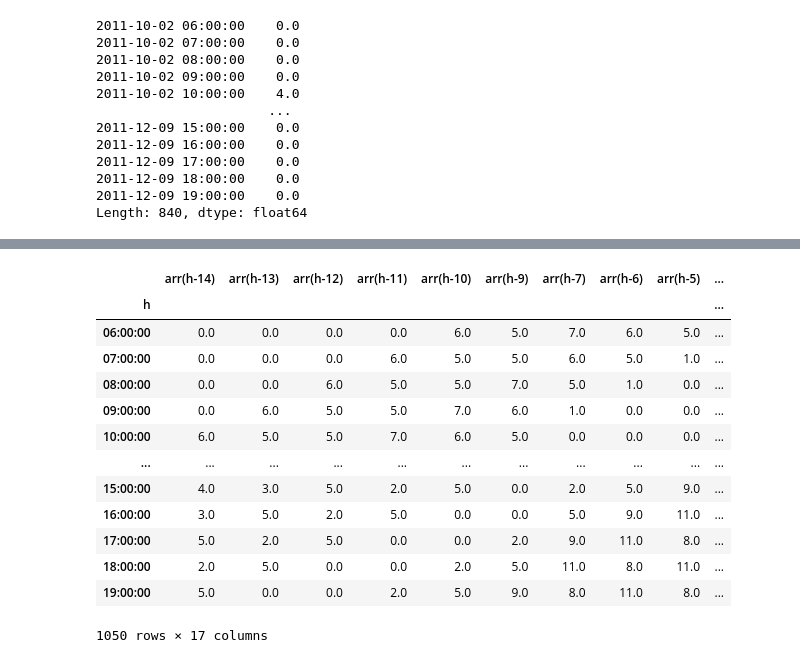
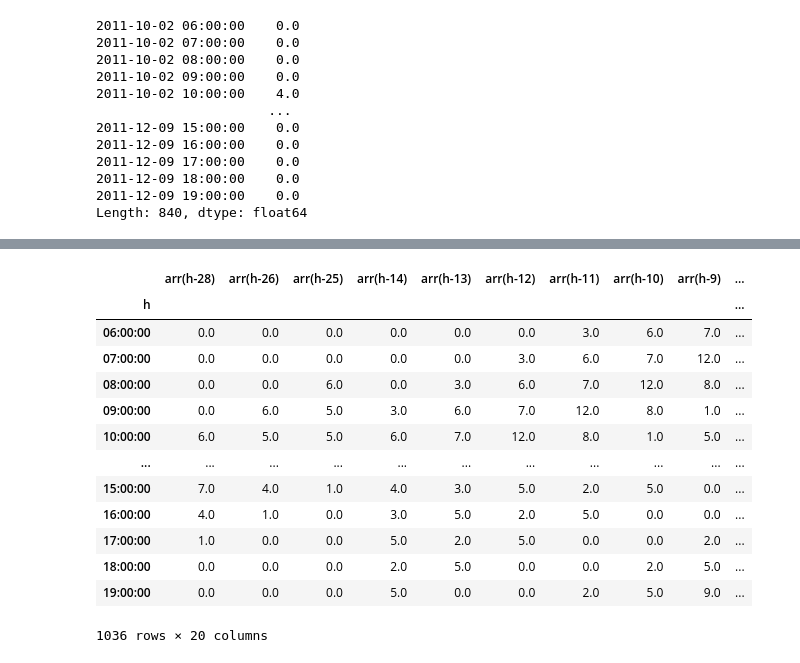
Before and after one commit to rajivsam/cmi_count_data_modeling, a Jupyter notebook: notebooks/week_4.ipynb, the cells around one changed output, grey strips where cells are left out. Cells and saved outputs as stored; diff of their text form; code cells hidden in the pictures.

Commit message:
Code containing week 4 tasks

```diff
--- a/notebooks/week_4.ipynb
+++ b/notebooks/week_4.ipynb
@@ -974,38 +974,41 @@ Significant lags are at 14, 13, 12, 11, 10, 9, 7, 6, 5, 4, 3, 2, 1. \\
   \\
 # %%
-data={'h':list(tsQ1.index.time)[14:len(tsQ1)],
-      'arr(h-14)':list(tsQ1)[:len(tsQ1)-14],
-      'arr(h-13)':list(tsQ1)[1:len(tsQ1)-13],
-      'arr(h-12)':list(tsQ1)[2:len(tsQ1)-12],
-      'arr(h-11)':list(tsQ1)[3:len(tsQ1)-11],
-      'arr(h-10)':list(tsQ1)[4:len(tsQ1)-10],
-      'arr(h-9)':list(tsQ1)[5:len(tsQ1)-9],
-      'arr(h-7)':list(tsQ1)[7:len(tsQ1)-7],
-      'arr(h-6)':list(tsQ1)[8:len(tsQ1)-6],
-      'arr(h-5)':list(tsQ1)[9:len(tsQ1)-5],
-      'arr(h-4)':list(tsQ1)[10:len(tsQ1)-4],
-      'arr(h-3)':list(tsQ1)[11:len(tsQ1)-3],
-      'arr(h-2)':list(tsQ1)[12:len(tsQ1)-2],
-      'arr(h-1)':list(tsQ1)[13:len(tsQ1)-1],
-      'Day':(list(tsQ1.index.day_name())[14:len(tsQ1)]),
-      'Week':pd.Series(list(tsQ1.index)[14:len(tsQ1)]).apply(lambda x:(x+datetime.timedelta(days=1)).week),
-      'Month':list(tsQ1.index.month)[14:len(tsQ1)],
-      'arr(h)':list(tsQ1)[14:len(tsQ1)]}
+data={'h':list(tsQ1.index.time)[28:len(tsQ1)],
+      'arr(h-28)':list(tsQ1)[:len(tsQ1)-28],
+      'arr(h-26)':list(tsQ1)[2:len(tsQ1)-26],
+      'arr(h-25)':list(tsQ1)[3:len(tsQ1)-25],
+      'arr(h-14)':list(tsQ1)[14:len(tsQ1)-14],
+      'arr(h-13)':list(tsQ1)[15:len(tsQ1)-13],
+      'arr(h-12)':list(tsQ1)[16:len(tsQ1)-12],
+      'arr(h-11)':list(tsQ1)[17:len(tsQ1)-11],
+      'arr(h-10)':list(tsQ1)[18:len(tsQ1)-10],
+      'arr(h-9)':list(tsQ1)[19:len(tsQ1)-9],
+      'arr(h-7)':list(tsQ1)[21:len(tsQ1)-7],
+      'arr(h-6)':list(tsQ1)[22:len(tsQ1)-6],
+      'arr(h-5)':list(tsQ1)[23:len(tsQ1)-5],
+      'arr(h-4)':list(tsQ1)[24:len(tsQ1)-4],
+      'arr(h-3)':list(tsQ1)[25:len(tsQ1)-3],
+      'arr(h-2)':list(tsQ1)[26:len(tsQ1)-2],
+      'arr(h-1)':list(tsQ1)[27:len(tsQ1)-1],
+      'Day':(list(tsQ1.index.day_name())[28:len(tsQ1)]),
+      'Week':pd.Series(list(tsQ1.index)[28:len(tsQ1)]).apply(lambda x:(x+datetime.timedelta(days=1)).week),
+      'Month':list(tsQ1.index.month)[28:len(tsQ1)],
+      'arr(h)':list(tsQ1)[28:len(tsQ1)]}
 df_Q1 = pd.DataFrame(data)
 df_Q1.set_index('h',inplace=True)
 df_Q1
 # %% [output]
-|  | arr(h-14) | arr(h-13) | arr(h-12) | arr(h-11) | arr(h-10) | arr(h-9) | arr(h-7) | arr(h-6) | arr(h-5) | ... |
+|  | arr(h-28) | arr(h-26) | arr(h-25) | arr(h-14) | arr(h-13) | arr(h-12) | arr(h-11) | arr(h-10) | arr(h-9) | ... |
 | h |  |  |  |  |  |  |  |  |  | ... |
-| 06:00:00 | 0.0 | 0.0 | 0.0 | 0.0 | 6.0 | 5.0 | 7.0 | 6.0 | 5.0 | ... |
-| 07:00:00 | 0.0 | 0.0 | 0.0 | 6.0 | 5.0 | 5.0 | 6.0 | 5.0 | 1.0 | ... |
-| 08:00:00 | 0.0 | 0.0 | 6.0 | 5.0 | 5.0 | 7.0 | 5.0 | 1.0 | 0.0 | ... |
-| 09:00:00 | 0.0 | 6.0 | 5.0 | 5.0 | 7.0 | 6.0 | 1.0 | 0.0 | 0.0 | ... |
-| 10:00:00 | 6.0 | 5.0 | 5.0 | 7.0 | 6.0 | 5.0 | 0.0 | 0.0 | 0.0 | ... |
+| 06:00:00 | 0.0 | 0.0 | 0.0 | 0.0 | 0.0 | 0.0 | 3.0 | 6.0 | 7.0 | ... |
+| 07:00:00 | 0.0 | 0.0 | 0.0 | 0.0 | 0.0 | 3.0 | 6.0 | 7.0 | 12.0 | ... |
+| 08:00:00 | 0.0 | 0.0 | 6.0 | 0.0 | 3.0 | 6.0 | 7.0 | 12.0 | 8.0 | ... |
+| 09:00:00 | 0.0 | 6.0 | 5.0 | 3.0 | 6.0 | 7.0 | 12.0 | 8.0 | 1.0 | ... |
+| 10:00:00 | 6.0 | 5.0 | 5.0 | 6.0 | 7.0 | 12.0 | 8.0 | 1.0 | 5.0 | ... |
 | ... | ... | ... | ... | ... | ... | ... | ... | ... | ... | ... |
-| 15:00:00 | 4.0 | 3.0 | 5.0 | 2.0 | 5.0 | 0.0 | 2.0 | 5.0 | 9.0 | ... |
-| 16:00:00 | 3.0 | 5.0 | 2.0 | 5.0 | 0.0 | 0.0 | 5.0 | 9.0 | 11.0 | ... |
-| 17:00:00 | 5.0 | 2.0 | 5.0 | 0.0 | 0.0 | 2.0 | 9.0 | 11.0 | 8.0 | ... |
-| 18:00:00 | 2.0 | 5.0 | 0.0 | 0.0 | 2.0 | 5.0 | 11.0 | 8.0 | 11.0 | ... |
-| 19:00:00 | 5.0 | 0.0 | 0.0 | 2.0 | 5.0 | 9.0 | 8.0 | 11.0 | 8.0 | ... |
+| 15:00:00 | 7.0 | 4.0 | 1.0 | 4.0 | 3.0 | 5.0 | 2.0 | 5.0 | 0.0 | ... |
+| 16:00:00 | 4.0 | 1.0 | 0.0 | 3.0 | 5.0 | 2.0 | 5.0 | 0.0 | 0.0 | ... |
+| 17:00:00 | 1.0 | 0.0 | 0.0 | 5.0 | 2.0 | 5.0 | 0.0 | 0.0 | 2.0 | ... |
+| 18:00:00 | 0.0 | 0.0 | 0.0 | 2.0 | 5.0 | 0.0 | 0.0 | 2.0 | 5.0 | ... |
+| 19:00:00 | 0.0 | 0.0 | 0.0 | 5.0 | 0.0 | 0.0 | 2.0 | 5.0 | 9.0 | ... |
-1050 rows × 17 columns
+1036 rows × 20 columns
```
Also changed, not shown: parts of 10 cells of this notebook.
